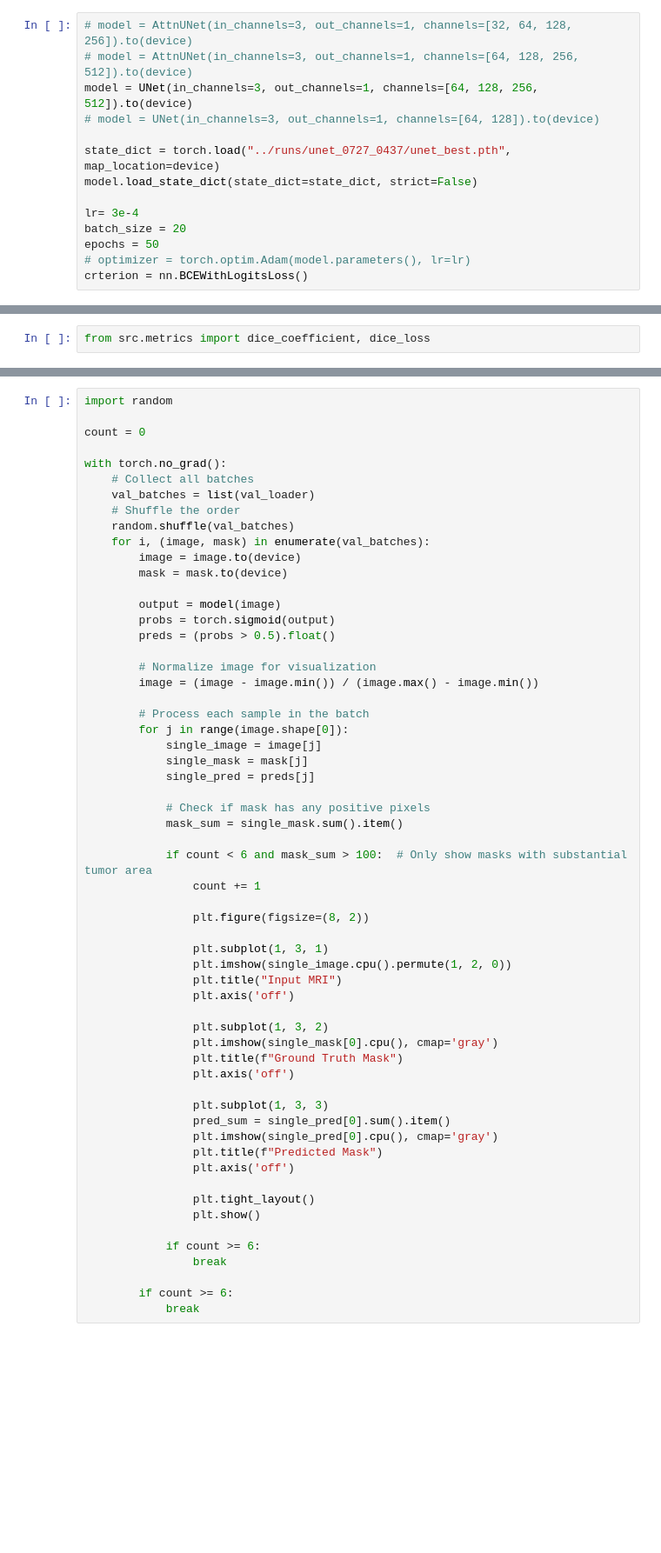
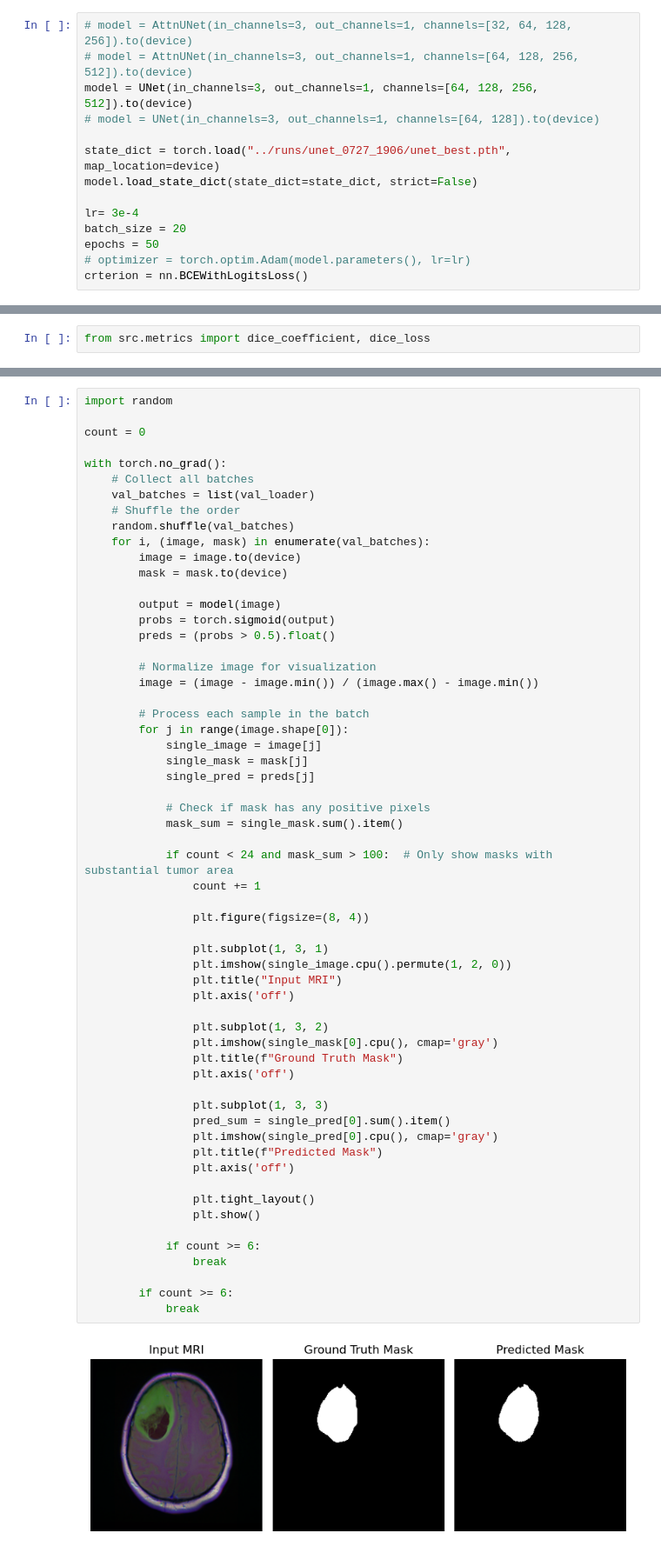
Before and after one commit to liu-bodong/CV-Lab, a Jupyter notebook: notebooks/main.ipynb, the cells around one changed output, grey strips where cells are left out. Shown at 87% size. Cells and saved outputs as stored; diff of their text form; blank space fills up the shorter version.

```diff
--- a/notebooks/main.ipynb
+++ b/notebooks/main.ipynb
@@ -65,7 +67,7 @@ class BrainMRIDataset(Dataset):
 model = UNet(in_channels=3, out_channels=1, channels=[64, 128, 256, 512]).to(device)
 # model = UNet(in_channels=3, out_channels=1, channels=[64, 128]).to(device)
 
-state_dict = torch.load("../runs/unet_0727_0437/unet_best.pth", map_location=device)
+state_dict = torch.load("../runs/unet_0727_1906/unet_best.pth", map_location=device)
 model.load_state_dict(state_dict=state_dict, strict=False)
 
 lr= 3e-4
@@ -267,32 +271,34 @@ with torch.no_grad():
             # Check if mask has any positive pixels
             mask_sum = single_mask.sum().item()
 
-            if count < 6 and mask_sum > 100:  # Only show masks with substantial tumor area
+            if count < 24 and mask_sum > 100:  # Only show masks with substantial tumor area
                 count += 1
 
-                plt.figure(figsize=(8, 2))
+                plt.figure(figsize=(8, 4))
 
                 plt.subplot(1, 3, 1)
                 plt.imshow(single_image.cpu().permute(1, 2, 0))
                 plt.title("Input MRI")
                 plt.axis('off')
 
                 plt.subplot(1, 3, 2)
                 plt.imshow(single_mask[0].cpu(), cmap='gray')
                 plt.title(f"Ground Truth Mask")
                 plt.axis('off')
 
                 plt.subplot(1, 3, 3)
                 pred_sum = single_pred[0].sum().item()
                 plt.imshow(single_pred[0].cpu(), cmap='gray')
                 plt.title(f"Predicted Mask")
                 plt.axis('off')
 
                 plt.tight_layout()
                 plt.show()
 
             if count >= 6:
                 break
 
         if count >= 6:
             break
+# %% [output]
+[figure, added]
```
Also changed, not shown: parts of 3 cells of this notebook, 16 other files.
